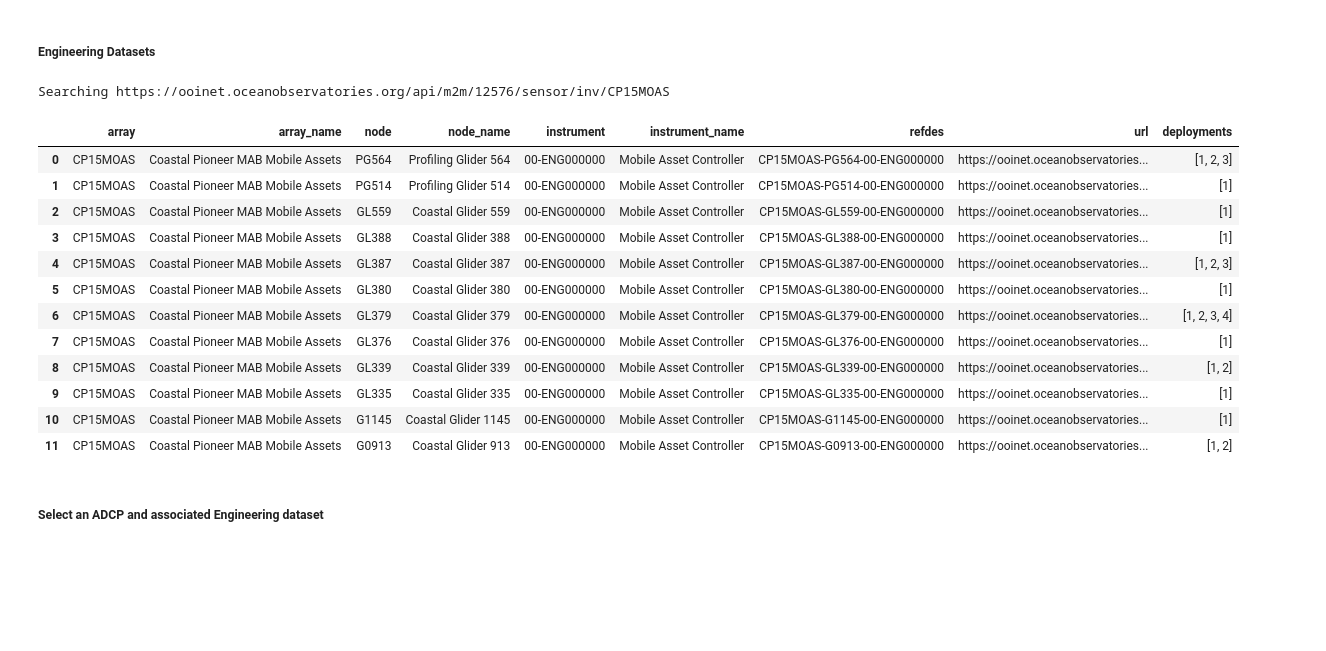
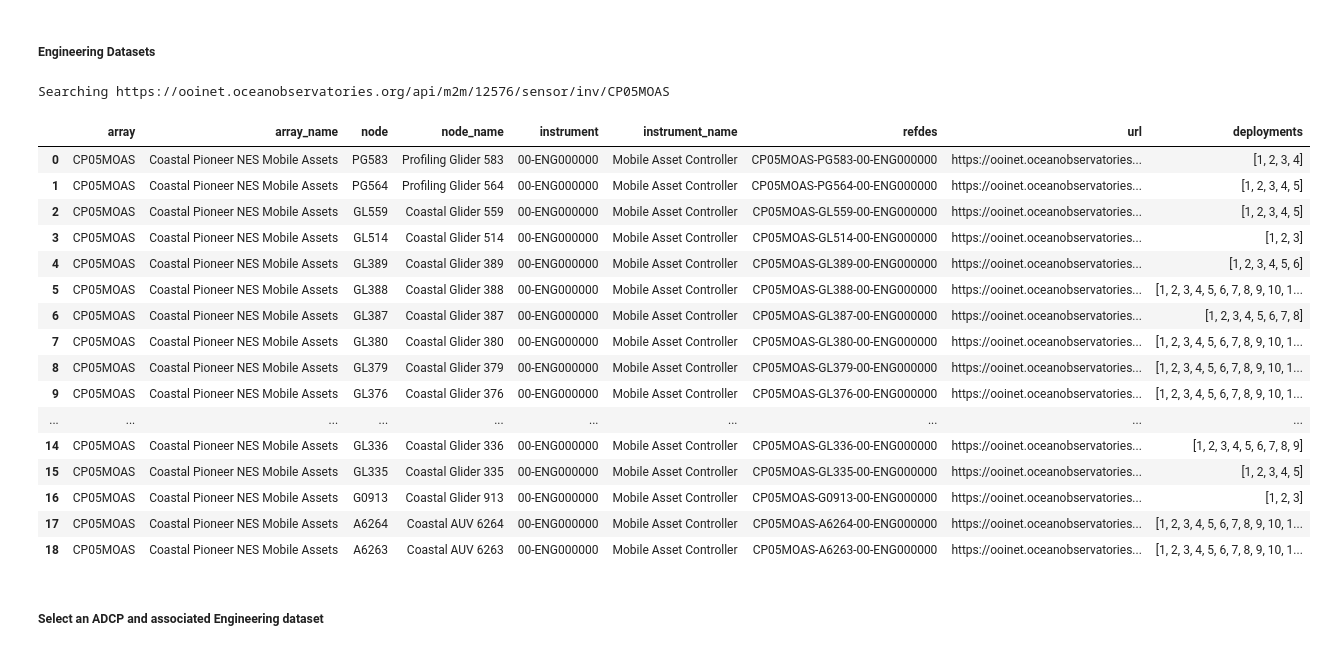
Before and after one commit to WHOIGit/ooicgsn_glider_dvl, a Jupyter notebook: notebooks/1-data-access-and-download.ipynb, the cells around one changed output. Drawn from its saved outputs; the diff is of its cells as text; code cells hidden in the pictures; blank space fills up the shorter version.

```diff
--- a/notebooks/1-data-access-and-download.ipynb
+++ b/notebooks/1-data-access-and-download.ipynb
@@ -27,23 +38,27 @@ Searching https://ooinet.oceanobservatories.org/api/m2m/12576/sensor/inv/CP15MOA
 # %% [markdown]
 ##### Engineering Datasets
 # %%
-eng_datasets = M2M.search_datasets(array='CP15MOAS', instrument='ENG', English_names=True)
+eng_datasets = M2M.search_datasets(array='CP05MOAS', instrument='ENG', English_names=True)
 eng_datasets
 # %% [output]
-Searching https://ooinet.oceanobservatories.org/api/m2m/12576/sensor/inv/CP15MOAS
+Searching https://ooinet.oceanobservatories.org/api/m2m/12576/sensor/inv/CP05MOAS
 |  | array | array_name | node | node_name | instrument | instrument_name | refdes | url | deployments |
-| 0 | CP15MOAS | Coastal Pioneer MAB Mobile Assets | PG564 | Profiling Glider 564 | 00-ENG000000 | Mobile Asset Controller | CP15MOAS-PG564-00-ENG000000 | https://ooinet.oceanobservatories... | [1, 2, 3] |
-| 1 | CP15MOAS | Coastal Pioneer MAB Mobile Assets | PG514 | Profiling Glider 514 | 00-ENG000000 | Mobile Asset Controller | CP15MOAS-PG514-00-ENG000000 | https://ooinet.oceanobservatories... | [1] |
-| 2 | CP15MOAS | Coastal Pioneer MAB Mobile Assets | GL559 | Coastal Glider 559 | 00-ENG000000 | Mobile Asset Controller | CP15MOAS-GL559-00-ENG000000 | https://ooinet.oceanobservatories... | [1] |
-| 3 | CP15MOAS | Coastal Pioneer MAB Mobile Assets | GL388 | Coastal Glider 388 | 00-ENG000000 | Mobile Asset Controller | CP15MOAS-GL388-00-ENG000000 | https://ooinet.oceanobservatories... | [1] |
-| 4 | CP15MOAS | Coastal Pioneer MAB Mobile Assets | GL387 | Coastal Glider 387 | 00-ENG000000 | Mobile Asset Controller | CP15MOAS-GL387-00-ENG000000 | https://ooinet.oceanobservatories... | [1, 2, 3] |
-| 5 | CP15MOAS | Coastal Pioneer MAB Mobile Assets | GL380 | Coastal Glider 380 | 00-ENG000000 | Mobile Asset Controller | CP15MOAS-GL380-00-ENG000000 | https://ooinet.oceanobservatories... | [1] |
-| 6 | CP15MOAS | Coastal Pioneer MAB Mobile Assets | GL379 | Coastal Glider 379 | 00-ENG000000 | Mobile Asset Controller | CP15MOAS-GL379-00-ENG000000 | https://ooinet.oceanobservatories... | [1, 2, 3, 4] |
-| 7 | CP15MOAS | Coastal Pioneer MAB Mobile Assets | GL376 | Coastal Glider 376 | 00-ENG000000 | Mobile Asset Controller | CP15MOAS-GL376-00-ENG000000 | https://ooinet.oceanobservatories... | [1] |
-| 8 | CP15MOAS | Coastal Pioneer MAB Mobile Assets | GL339 | Coastal Glider 339 | 00-ENG000000 | Mobile Asset Controller | CP15MOAS-GL339-00-ENG000000 | https://ooinet.oceanobservatories... | [1, 2] |
-| 9 | CP15MOAS | Coastal Pioneer MAB Mobile Assets | GL335 | Coastal Glider 335 | 00-ENG000000 | Mobile Asset Controller | CP15MOAS-GL335-00-ENG000000 | https://ooinet.oceanobservatories... | [1] |
-| 10 | CP15MOAS | Coastal Pioneer MAB Mobile Assets | G1145 | Coastal Glider 1145 | 00-ENG000000 | Mobile Asset Controller | CP15MOAS-G1145-00-ENG000000 | https://ooinet.oceanobservatories... | [1] |
-| 11 | CP15MOAS | Coastal Pioneer MAB Mobile Assets | G0913 | Coastal Glider 913 | 00-ENG000000 | Mobile Asset Controller | CP15MOAS-G0913-00-ENG000000 | https://ooinet.oceanobservatories... | [1, 2] |
+| 0 | CP05MOAS | Coastal Pioneer NES Mobile Assets | PG583 | Profiling Glider 583 | 00-ENG000000 | Mobile Asset Controller | CP05MOAS-PG583-00-ENG000000 | https://ooinet.oceanobservatories... | [1, 2, 3, 4] |
+| 1 | CP05MOAS | Coastal Pioneer NES Mobile Assets | PG564 | Profiling Glider 564 | 00-ENG000000 | Mobile Asset Controller | CP05MOAS-PG564-00-ENG000000 | https://ooinet.oceanobservatories... | [1, 2, 3, 4, 5] |
+| 2 | CP05MOAS | Coastal Pioneer NES Mobile Assets | GL559 | Coastal Glider 559 | 00-ENG000000 | Mobile Asset Controller | CP05MOAS-GL559-00-ENG000000 | https://ooinet.oceanobservatories... | [1, 2, 3, 4, 5] |
+| 3 | CP05MOAS | Coastal Pioneer NES Mobile Assets | GL514 | Coastal Glider 514 | 00-ENG000000 | Mobile Asset Controller | CP05MOAS-GL514-00-ENG000000 | https://ooinet.oceanobservatories... | [1, 2, 3] |
+| 4 | CP05MOAS | Coastal Pioneer NES Mobile Assets | GL389 | Coastal Glider 389 | 00-ENG000000 | Mobile Asset Controller | CP05MOAS-GL389-00-ENG000000 | https://ooinet.oceanobservatories... | [1, 2, 3, 4, 5, 6] |
+| 5 | CP05MOAS | Coastal Pioneer NES Mobile Assets | GL388 | Coastal Glider 388 | 00-ENG000000 | Mobile Asset Controller | CP05MOAS-GL388-00-ENG000000 | https://ooinet.oceanobservatories... | [1, 2, 3, 4, 5, 6, 7, 8, 9, 10, 1... |
+| 6 | CP05MOAS | Coastal Pioneer NES Mobile Assets | GL387 | Coastal Glider 387 | 00-ENG000000 | Mobile Asset Controller | CP05MOAS-GL387-00-ENG000000 | https://ooinet.oceanobservatories... | [1, 2, 3, 4, 5, 6, 7, 8] |
+| 7 | CP05MOAS | Coastal Pioneer NES Mobile Assets | GL380 | Coastal Glider 380 | 00-ENG000000 | Mobile Asset Controller | CP05MOAS-GL380-00-ENG000000 | https://ooinet.oceanobservatories... | [1, 2, 3, 4, 5, 6, 7, 8, 9, 10, 1... |
+| 8 | CP05MOAS | Coastal Pioneer NES Mobile Assets | GL379 | Coastal Glider 379 | 00-ENG000000 | Mobile Asset Controller | CP05MOAS-GL379-00-ENG000000 | https://ooinet.oceanobservatories... | [1, 2, 3, 4, 5, 6, 7, 8, 9, 10, 1... |
+| 9 | CP05MOAS | Coastal Pioneer NES Mobile Assets | GL376 | Coastal Glider 376 | 00-ENG000000 | Mobile Asset Controller | CP05MOAS-GL376-00-ENG000000 | https://ooinet.oceanobservatories... | [1, 2, 3, 4, 5, 6, 7, 8, 9, 10, 1... |
+| ... | ... | ... | ... | ... | ... | ... | ... | ... | ... |
+| 14 | CP05MOAS | Coastal Pioneer NES Mobile Assets | GL336 | Coastal Glider 336 | 00-ENG000000 | Mobile Asset Controller | CP05MOAS-GL336-00-ENG000000 | https://ooinet.oceanobservatories... | [1, 2, 3, 4, 5, 6, 7, 8, 9] |
+| 15 | CP05MOAS | Coastal Pioneer NES Mobile Assets | GL335 | Coastal Glider 335 | 00-ENG000000 | Mobile Asset Controller | CP05MOAS-GL335-00-ENG000000 | https://ooinet.oceanobservatories... | [1, 2, 3, 4, 5] |
+| 16 | CP05MOAS | Coastal Pioneer NES Mobile Assets | G0913 | Coastal Glider 913 | 00-ENG000000 | Mobile Asset Controller | CP05MOAS-G0913-00-ENG000000 | https://ooinet.oceanobservatories... | [1, 2, 3] |
+| 17 | CP05MOAS | Coastal Pioneer NES Mobile Assets | A6264 | Coastal AUV 6264 | 00-ENG000000 | Mobile Asset Controller | CP05MOAS-A6264-00-ENG000000 | https://ooinet.oceanobservatories... | [1, 2, 3, 4, 5, 6, 7, 8, 9, 10, 1... |
+| 18 | CP05MOAS | Coastal Pioneer NES Mobile Assets | A6263 | Coastal AUV 6263 | 00-ENG000000 | Mobile Asset Controller | CP05MOAS-A6263-00-ENG000000 | https://ooinet.oceanobservatories... | [1, 2, 3, 4, 5, 6, 7, 8, 9, 10, 1... |
 # %% [markdown]
 ##### Select an ADCP and associated Engineering dataset
 # %%
```
Also changed, not shown: parts of 20 cells of this notebook, 2 other files.
